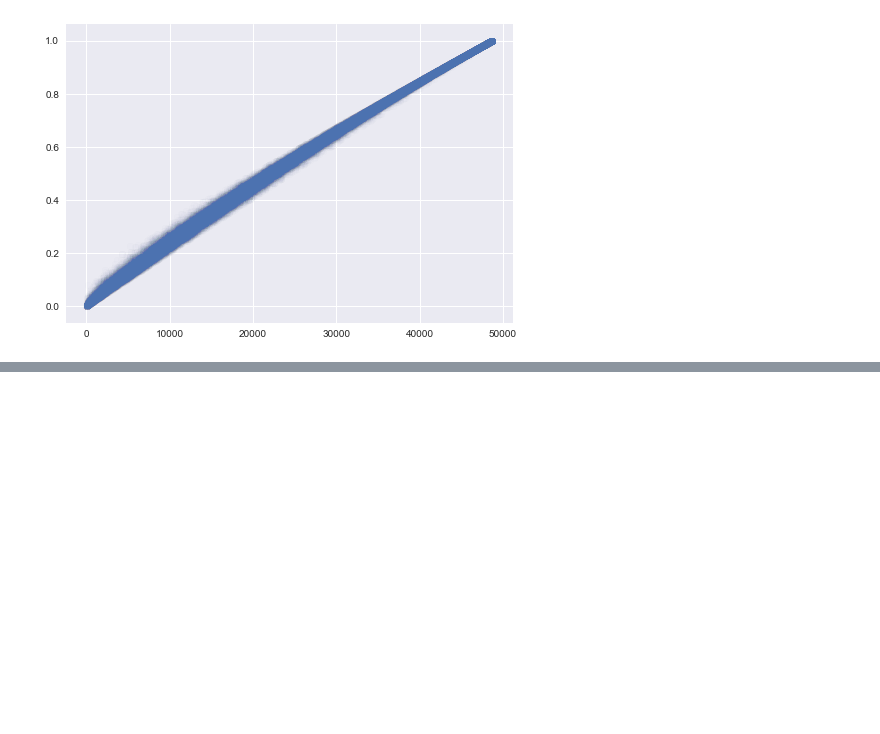
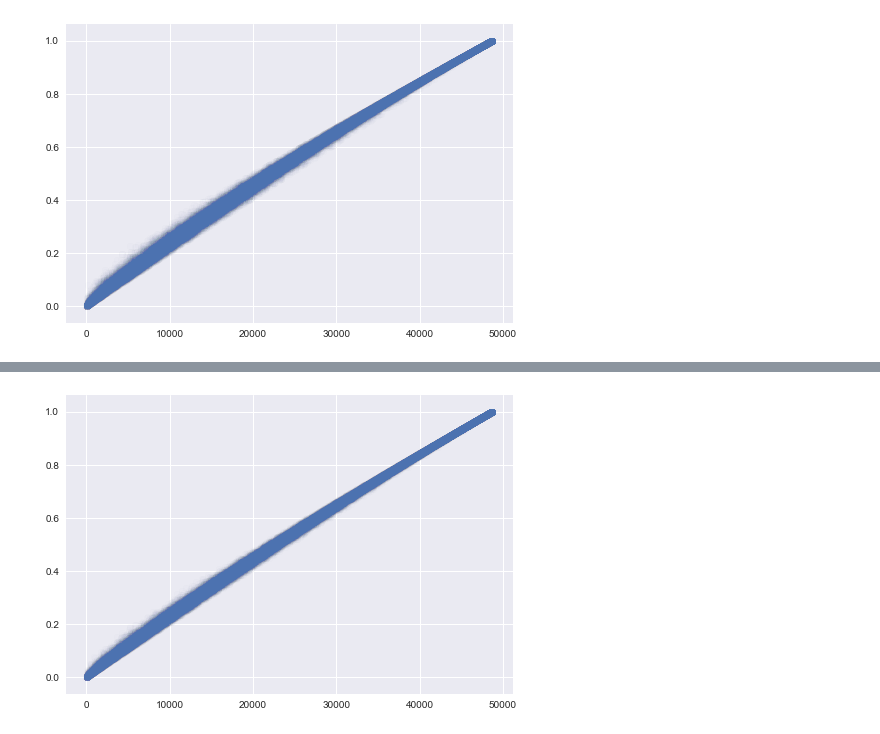
Before and after one commit to kqdmqx/kaggle-Home-Credit-Default-Risk, a Jupyter notebook: 022-keras.ipynb, the cells around one changed output, grey strips where cells are left out. Drawn from its saved outputs; the diff is of its cells as text; code cells hidden in the pictures; blank space fills up the shorter version.

```diff
--- a/022-keras.ipynb
+++ b/022-keras.ipynb
@@ -965,0 +1053,16 @@ submission_blend02.to_csv("./result/submission-022-blend03.csv", index=False)
+# %%
+submission_blend02 = pd.read_csv("./result/submission-018-blend02.csv")
+submission_nn88_avg = pd.read_csv("./result/submission-022-nn88-avg579.csv")
+
+a = submission_blend02.TARGET.rank()
+b = submission_nn88_avg.TARGET.rank()
+
+c = (a + 0.15 * b) / (a.max() + 0.15 * b)
+
+plt.scatter(a, c, alpha=.01)
+plt.show()
+
+submission_blend02["TARGET"] = c
+submission_blend02.to_csv("./result/submission-022-blend07.csv", index=False)
+# %% [output]
+[figure, added]
```
Also changed, not shown: parts of 10 cells of this notebook, 2 other files.
